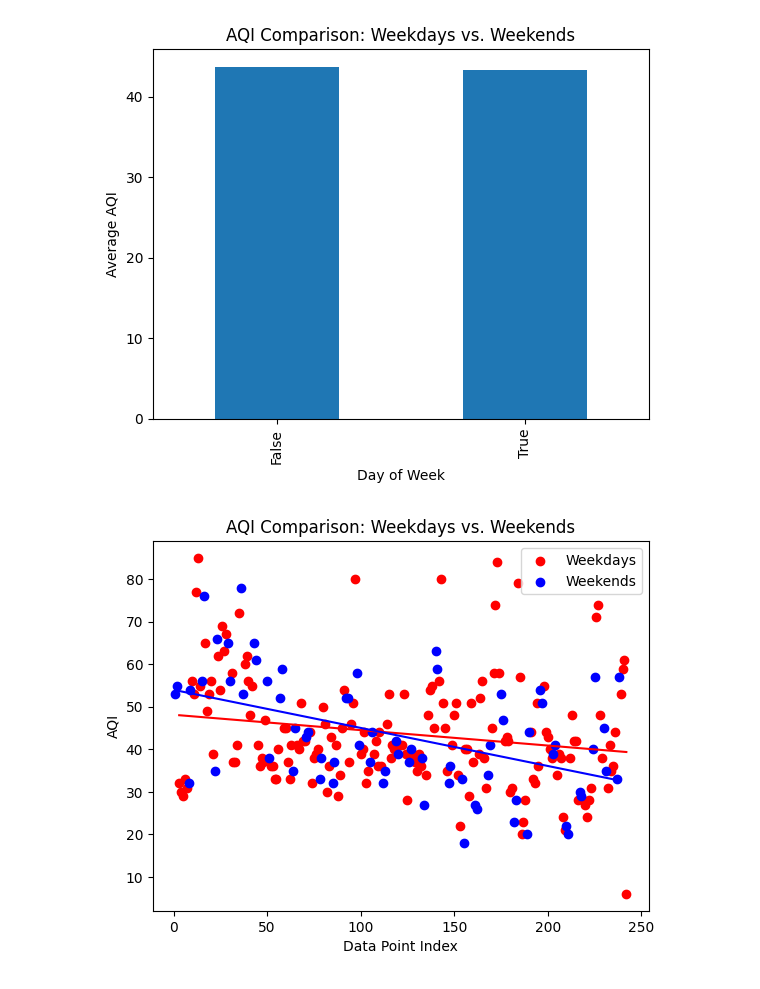
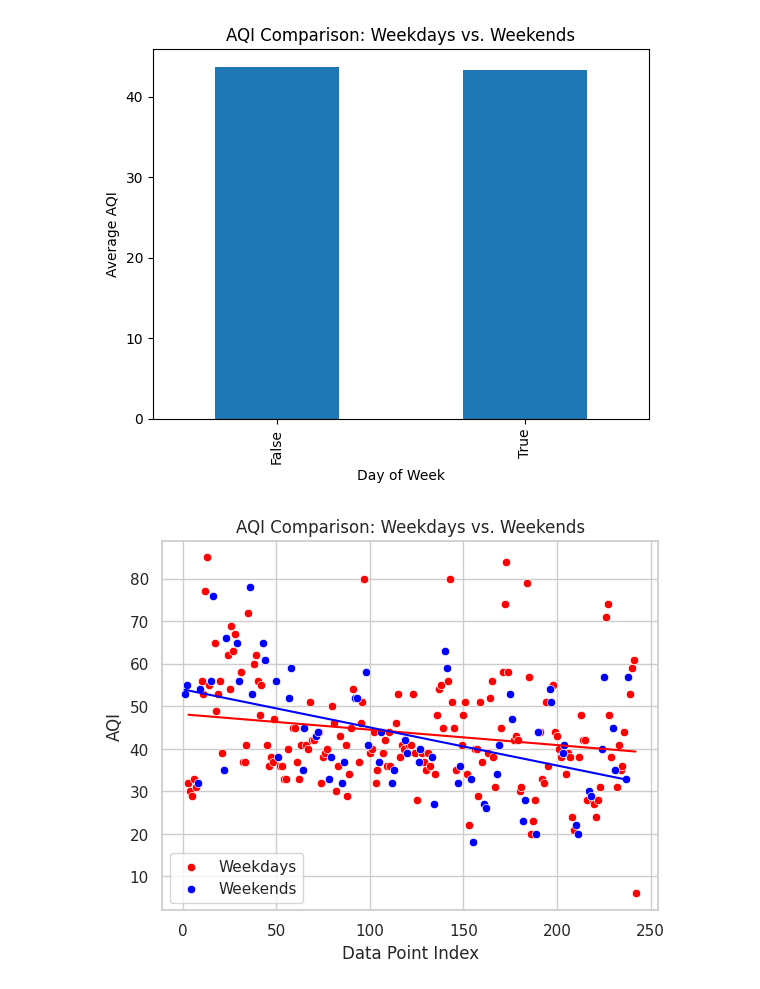
Before and after one commit to cheung0/Air-Quality-Prediction, a Jupyter notebook: Alameda_County_Air_Quality.ipynb, the cells around one changed output. Cells and saved outputs as stored; diff of their text form; code cells hidden in the pictures.

```diff
--- a/Alameda_County_Air_Quality.ipynb
+++ b/Alameda_County_Air_Quality.ipynb
@@ -130,44 +130,50 @@ plt.show()
 # %% [output]
 [figure]
 # %%
-import numpy as np
+import seaborn as sns
 
 # Reset the index to start at 1
 df.reset_index(drop=True, inplace=True)
 df.index = df.index + 1
+
+# Convert the 'Date' column to datetime
+df['Date'] = pd.to_datetime(df['Date'])
 
 # Extract the day of the week
 df['DayOfWeek'] = df['Date'].dt.day_name()
 
 # Separate weekdays and weekends
 weekdays = df[df['DayOfWeek'].isin(['Monday', 'Tuesday', 'Wednesday', 'Thursday', 'Friday'])]
 weekends = df[df['DayOfWeek'].isin(['Saturday', 'Sunday'])]
 
+# Set the seaborn style
+sns.set(style='whitegrid')
+
 # Scatter plot for weekdays
-plt.scatter(weekdays.index, weekdays['AQI'], color='red', label='Weekdays')
+sns.scatterplot(data=weekdays, x=weekdays.index, y='AQI', color='red', label='Weekdays')
 
 # Scatter plot for weekends
-plt.scatter(weekends.index, weekends['AQI'], color='blue', label='Weekends')
+sns.scatterplot(data=weekends, x=weekends.index, y='AQI', color='blue', label='Weekends')
 
 # Line of best fit for weekdays
 weekday_line = np.polyfit(weekdays.index, weekdays['AQI'], 1)
 weekday_line_fn = np.poly1d(weekday_line)
 plt.plot(weekdays.index, weekday_line_fn(weekdays.index), color='red')
 
 # Line of best fit for weekends
 weekend_line = np.polyfit(weekends.index, weekends['AQI'], 1)
 weekend_line_fn = np.poly1d(weekend_line)
 plt.plot(weekends.index, weekend_line_fn(weekends.index), color='blue')
 
 # Set plot labels and title
 plt.xlabel('Data Point Index')
 plt.ylabel('AQI')
 plt.title('AQI Comparison: Weekdays vs. Weekends')
 
 # Display the legend
 plt.legend()
 
 # Display the plot
 plt.show()
 # %% [output]
-[figure, old version]
+[figure, new version]
```
